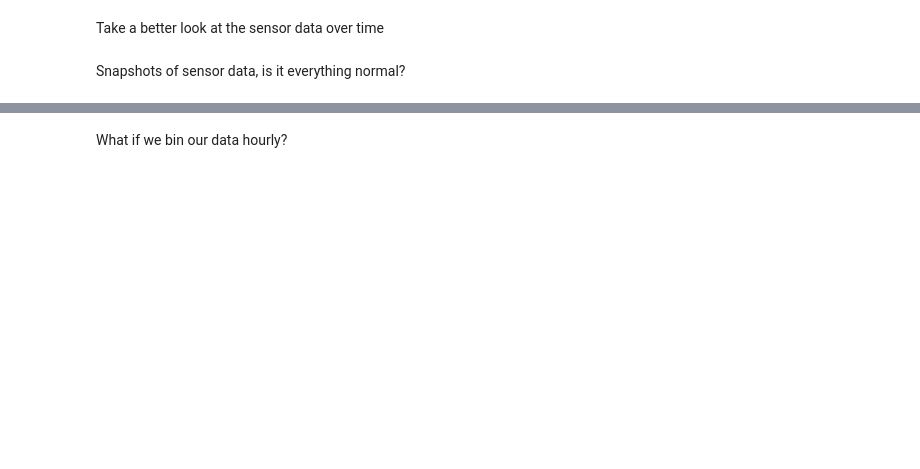
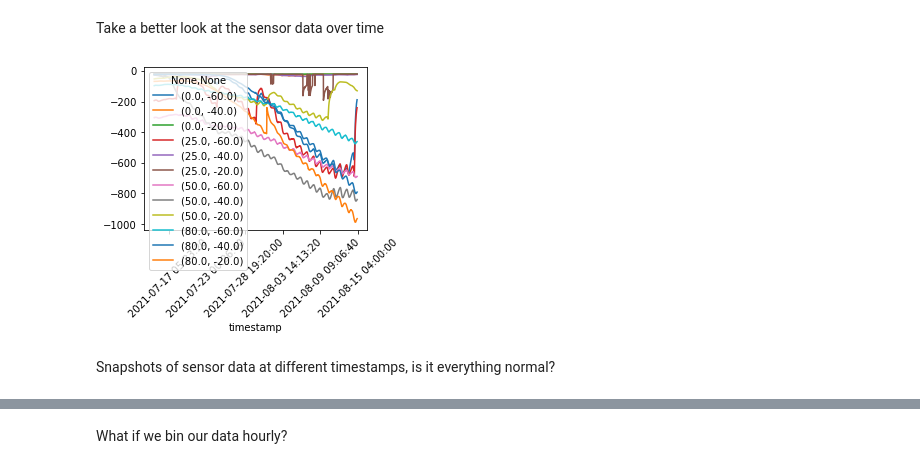
Before and after one commit to w4bo/teaching, a Jupyter notebook: notebooks/02-DataWrangling.ipynb, the cells around one changed output, grey strips where cells are left out. Drawn from its saved outputs; the diff is of its cells as text; code cells hidden in the pictures; blank space fills up the shorter version.

```diff
--- a/notebooks/02-DataWrangling.ipynb
+++ b/notebooks/02-DataWrangling.ipynb
@@ -116,5 +248,6 @@ df.groupby(["detectedValueTypeId"]).nunique()
 # %% [markdown]
 Drop the "useless" columns
 # %%
-df = df.drop(["plantRow", "unit"], axis=1)
+# What should we drop?
+# df = df.drop(["plantRow", "unit"], axis=1)
 df
@@ -127,11 +288,16 @@ df
 # %% [markdown]
 Take a better look at the sensor data over time
 # %%
-fig, ax = plt.subplots()
-for key, grp in df.sort_values(by=["timestamp"]).groupby(['xx', 'yy']):
-    ax = grp.plot(ax=ax, kind='line', x='timestamp', y='value', label=key)
+def plot():
+    fig, ax = plt.subplots(figsize=(4,3))
+    for key, grp in df.sort_values(by=["timestamp"]).groupby(['xx', 'yy']):
+        ax = grp.plot(ax=ax, kind='line', x='timestamp', y='value', label=key)
 
-ax.set_xticklabels([pd.to_datetime(tm, unit='s').strftime('%Y-%m-%d %H:%M:%S') for tm in ax.get_xticks()], rotation = 45)
+    ax.set_xticklabels([pd.to_datetime(tm, unit='s').strftime('%Y-%m-%d %H:%M:%S') for tm in ax.get_xticks()], rotation = 45)
+# %%
+plot()
+# %% [output]
+[figure, added]
 # %% [markdown]
-Snapshots of sensor data, is it everything normal?
+Snapshots of sensor data at different timestamps, is it everything normal?
 # %%
```
Also changed, not shown: parts of 66 cells of this notebook, 2 other files.
